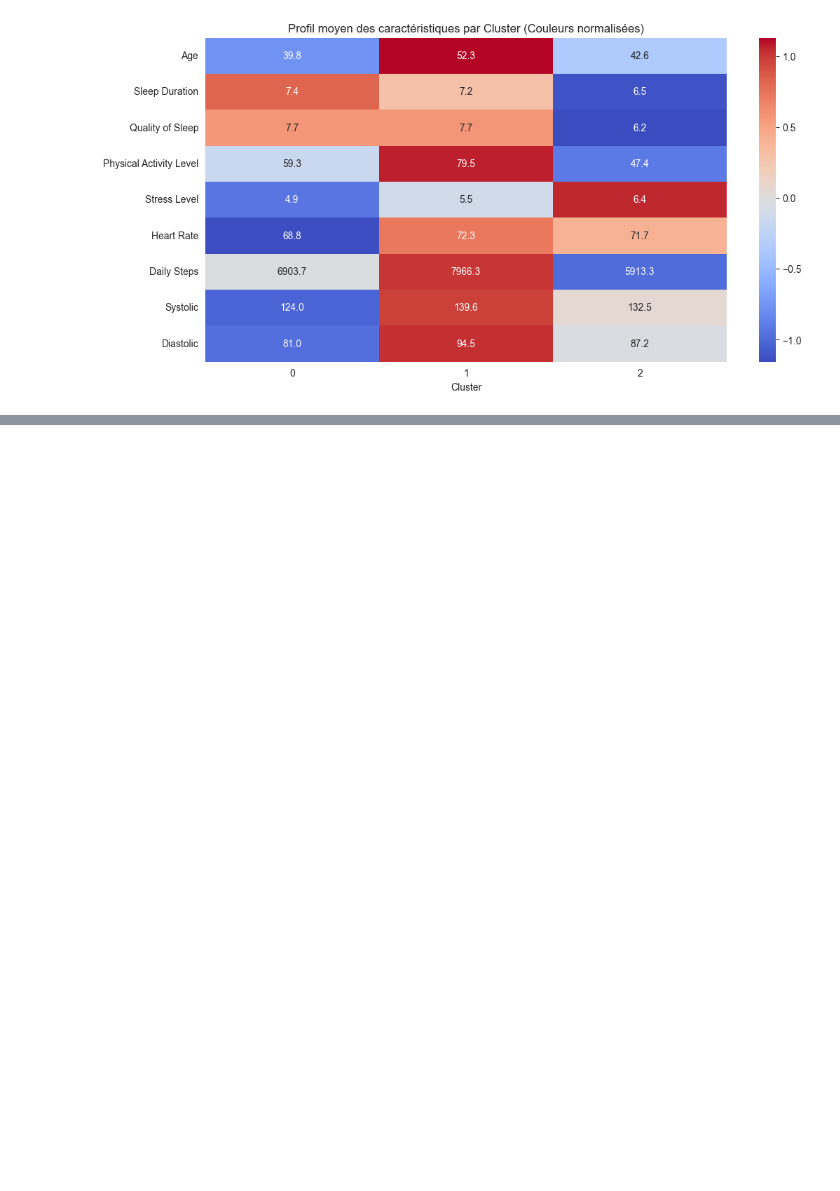
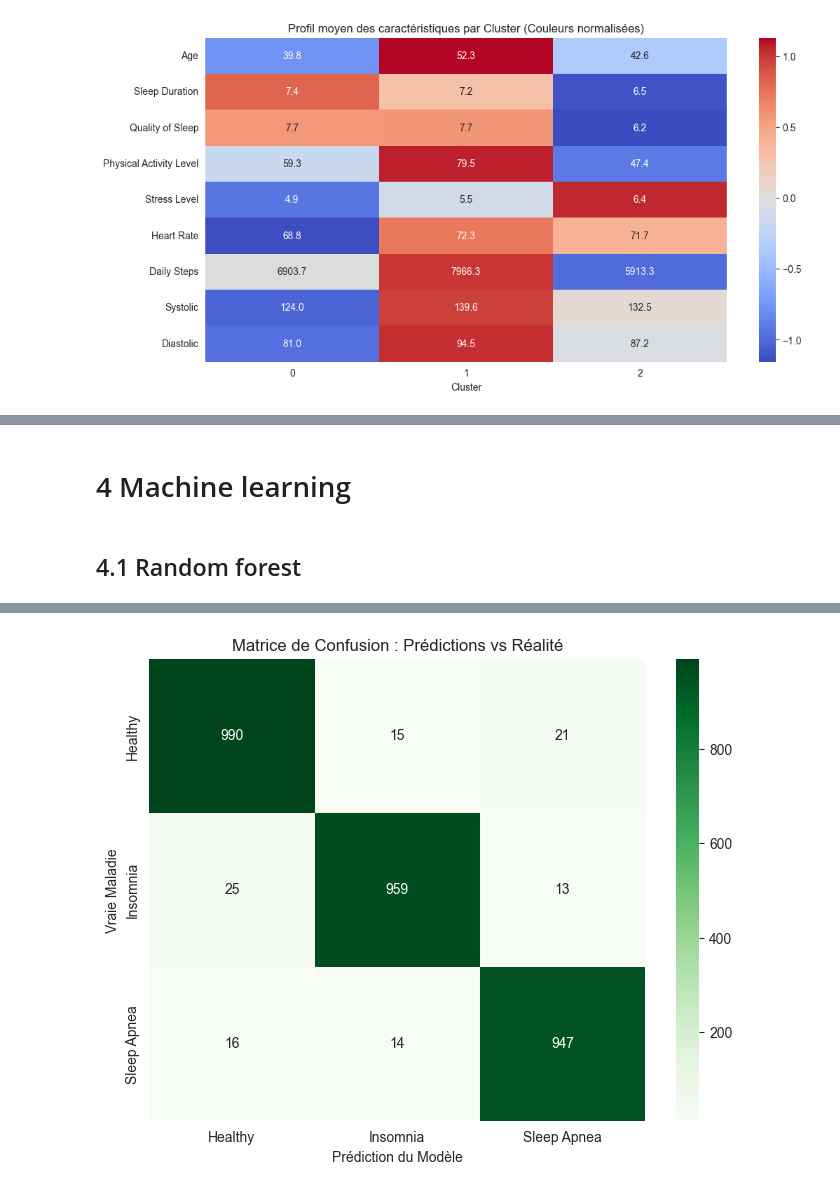
Before and after one commit to marvynlevin/sleepDeprivation, a Jupyter notebook: P1sleepDeprivation.ipynb, the cells around one changed output, grey strips where cells are left out. Saved outputs shown, nothing was run; the diff lists cells and outputs as text; code cells hidden in the pictures; blank space fills up the shorter version.

Commit message:
Random forest

```diff
--- a/P1sleepDeprivation.ipynb
+++ b/P1sleepDeprivation.ipynb
@@ -282,0 +298,73 @@ C'est le groupe qui devrait inquiéter un médecin.
+# %% [markdown]
+# 4 Machine learning
+# %% [markdown]
+## 4.1 Random forest
+# %%
+import pandas as pd
+import matplotlib.pyplot as plt
+import seaborn as sns
+from sklearn.preprocessing import StandardScaler, OneHotEncoder
+from sklearn.compose import ColumnTransformer
+from sklearn.model_selection import train_test_split
+from sklearn.ensemble import RandomForestClassifier
+from sklearn.metrics import classification_report, accuracy_score, confusion_matrix
+
+# --- 1. PRÉPARATION DES DONNÉES (Refaite pour la classification) ---
+
+# On s'assure que la pression sanguine est bien séparée
+if 'Systolic' not in df.columns:
+    df[['Systolic', 'Diastolic']] = df['Blood Pressure'].str.split('/', expand=True).astype(int)
+
+# DÉFINITION DE LA CIBLE (Ce qu'on veut deviner)
+y = df['Sleep Disorder']
+
+# DÉFINITION DES FEATURES (Les indices pour deviner)
+# IMPORTANT : On enlève 'Person ID' (inutile), 'Blood Pressure' (déjà traité),
+# 'Cluster' (c'était pour l'analyse d'avant) et SURTOUT 'Sleep Disorder' (la réponse !)
+X_raw = df.drop(['Person ID', 'Blood Pressure', 'Sleep Disorder', 'Cluster'], axis=1, errors='ignore')
+
+# Identification des colonnes
+numeric_features = ['Age', 'Sleep Duration', 'Quality of Sleep', 'Physical Activity Level',
+                    'Stress Level', 'Heart Rate', 'Daily Steps', 'Systolic', 'Diastolic']
+categorical_features = ['Gender', 'Occupation', 'BMI Category']
+
+# Création du transformateur
+preprocessor = ColumnTransformer(
+    transformers=[
+        ('num', StandardScaler(), numeric_features),
+        ('cat', OneHotEncoder(handle_unknown='ignore'), categorical_features)
+    ])
+
+# Transformation des données
+X = preprocessor.fit_transform(X_raw)
+
+# --- 2. ENTRAÎNEMENT DU MODÈLE (Machine Learning) ---
+
+# Séparation : 80% pour apprendre (Train), 20% pour tester (Test)
+X_train, X_test, y_train, y_test = train_test_split(X, y, test_size=0.2, random_state=42)
+
+# Création et entraînement du modèle (Random Forest)
+print("Entraînement du modèle en cours...")
+model = RandomForestClassifier(n_estimators=100, random_state=42)
+model.fit(X_train, y_train)
+
+# --- 3. ÉVALUATION ---
+
+# Prédiction sur les données de test
+y_pred = model.predict(X_test)
+
+# Résultats
+print("\n--- RÉSULTATS ---")
+print(f"Précision globale (Accuracy) : {accuracy_score(y_test, y_pred):.2%}")
+print("\n--- Rapport détaillé ---")
+print(classification_report(y_test, y_pred))
+
+# Visualisation de la matrice de confusion
+plt.figure(figsize=(8, 6))
+sns.heatmap(confusion_matrix(y_test, y_pred), annot=True, fmt='d', cmap='Greens',
+            xticklabels=model.classes_, yticklabels=model.classes_)
+plt.title('Matrice de Confusion : Prédictions vs Réalité')
+plt.ylabel('Vraie Maladie')
+plt.xlabel('Prédiction du Modèle')
+plt.show()
+# %% [output]
@@ -282,0 +386 @@ C'est le groupe qui devrait inquiéter un médecin.
+[figure, added]
```
Also changed, not shown: parts of 6 cells of this notebook.
